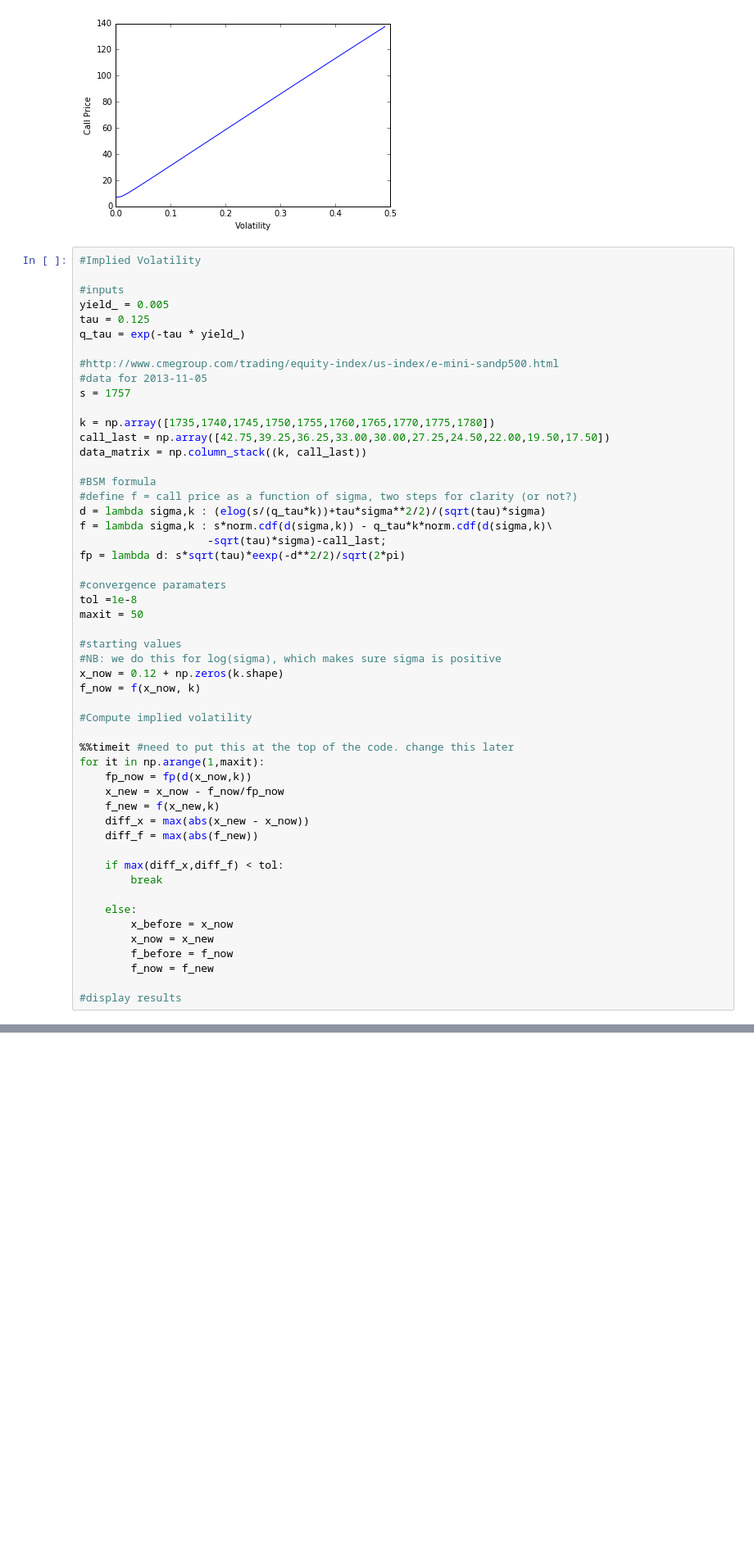
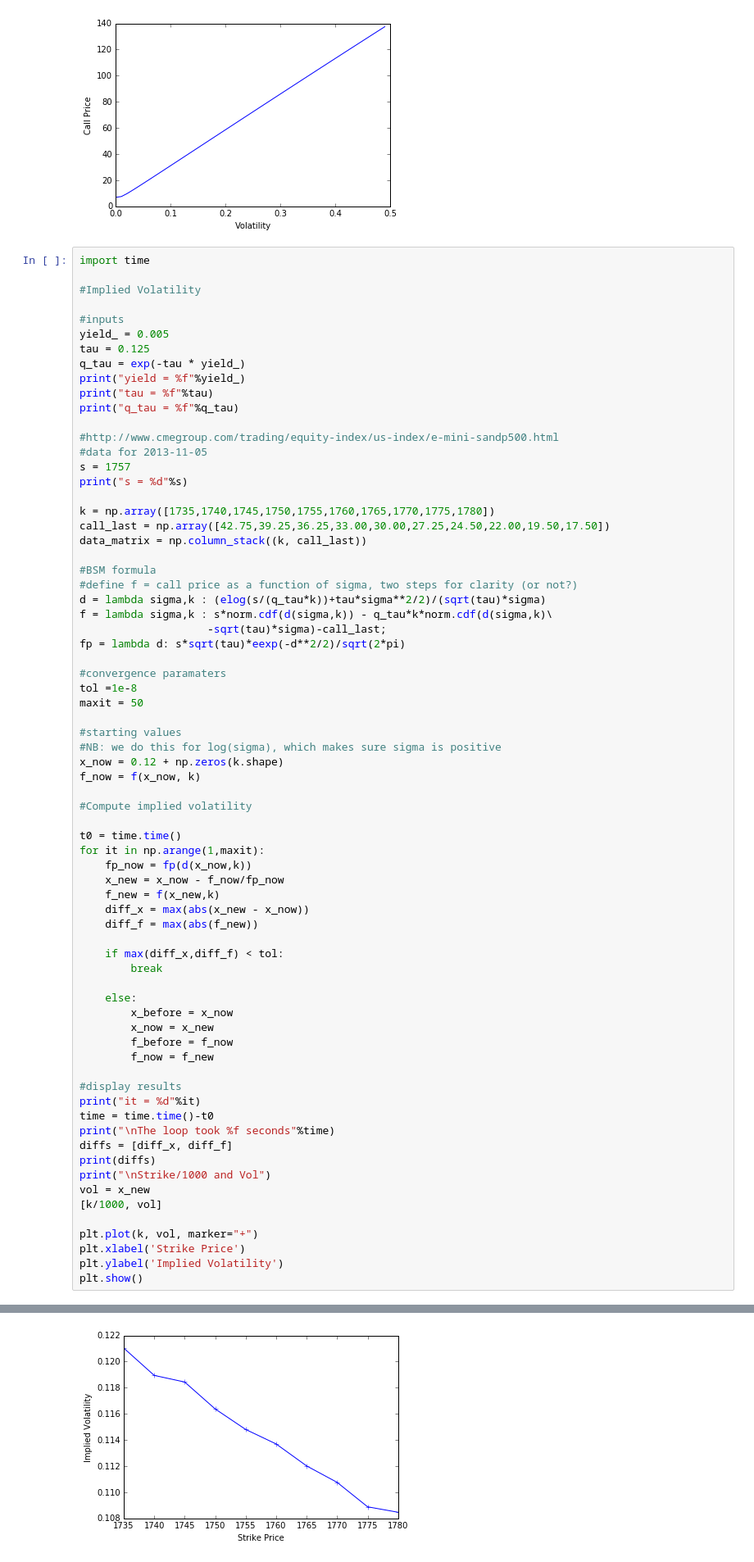
Before and after one commit to caimichael/macrofoundations_notes, a Jupyter notebook: bsm.ipynb, the cells around one changed output, grey strips where cells are left out. Shown: that part at 82% size. Drawn from its saved outputs; the diff is of its cells as text; blank space fills up the shorter version.

```diff
--- a/bsm.ipynb
+++ b/bsm.ipynb
@@ -64,16 +62,22 @@ plt.show()
 # %% [output]
 [figure]
 # %%
+import time
+
 #Implied Volatility
 
 #inputs
 yield_ = 0.005
 tau = 0.125
 q_tau = exp(-tau * yield_)
+print("yield = %f"%yield_)
+print("tau = %f"%tau)
+print("q_tau = %f"%q_tau)
 
 #http://www.cmegroup.com/trading/equity-index/us-index/e-mini-sandp500.html
 #data for 2013-11-05
 s = 1757
+print("s = %d"%s)
 
 k = np.array([1735,1740,1745,1750,1755,1760,1765,1770,1775,1780])
 call_last = np.array([42.75,39.25,36.25,33.00,30.00,27.25,24.50,22.00,19.50,17.50])
@@ -97,7 +101,7 @@ f_now = f(x_now, k)
 
 #Compute implied volatility
 
-%%timeit #need to put this at the top of the code. change this later
+t0 = time.time()
 for it in np.arange(1,maxit):
     fp_now = fp(d(x_now,k))
     x_new = x_now - f_now/fp_now
@@ -115,4 +119,17 @@ for it in np.arange(1,maxit):
         f_now = f_new
 
 #display results
+print("it = %d"%it)
+time = time.time()-t0
+print("\nThe loop took %f seconds"%time)
+diffs = [diff_x, diff_f]
+print(diffs)
+print("\nStrike/1000 and Vol")
+vol = x_new
+[k/1000, vol]
+
+plt.plot(k, vol, marker="+")
+plt.xlabel('Strike Price')
+plt.ylabel('Implied Volatility')
+plt.show()
 # %% [output]
@@ -119,0 +146 @@ SyntaxError: invalid syntax (<ipython-input-18-30ee42bc812b>, line 32)
+[figure, added]
```
Also changed, not shown: parts of 3 cells of this notebook.
